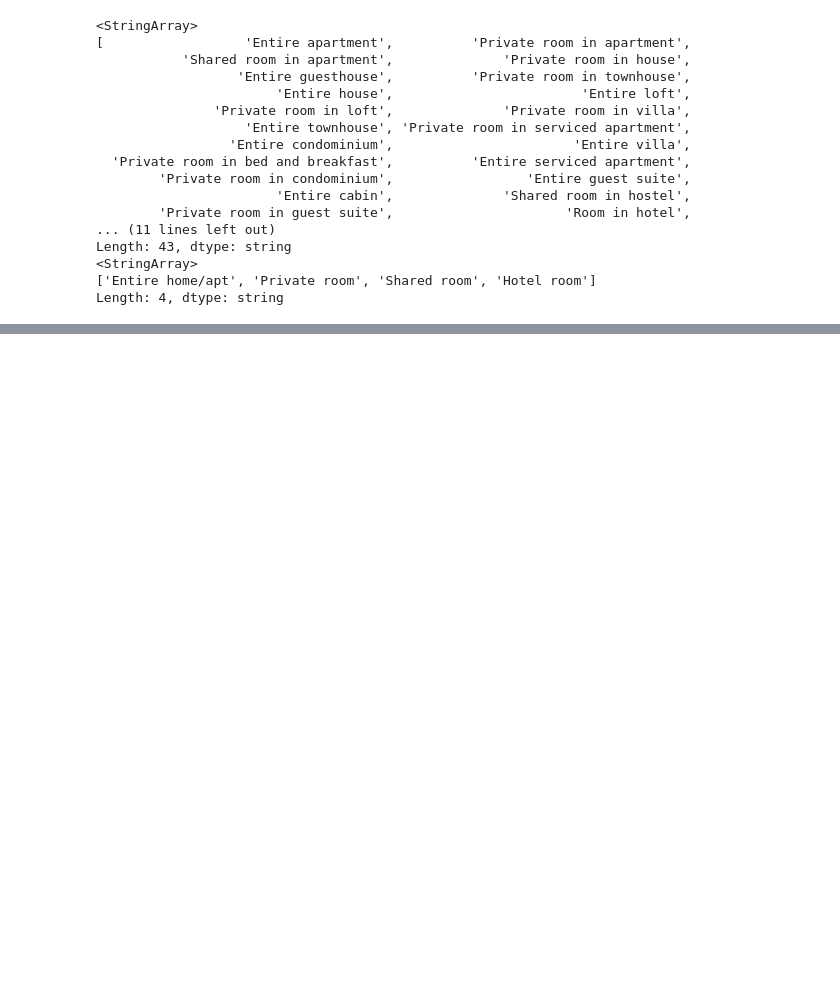
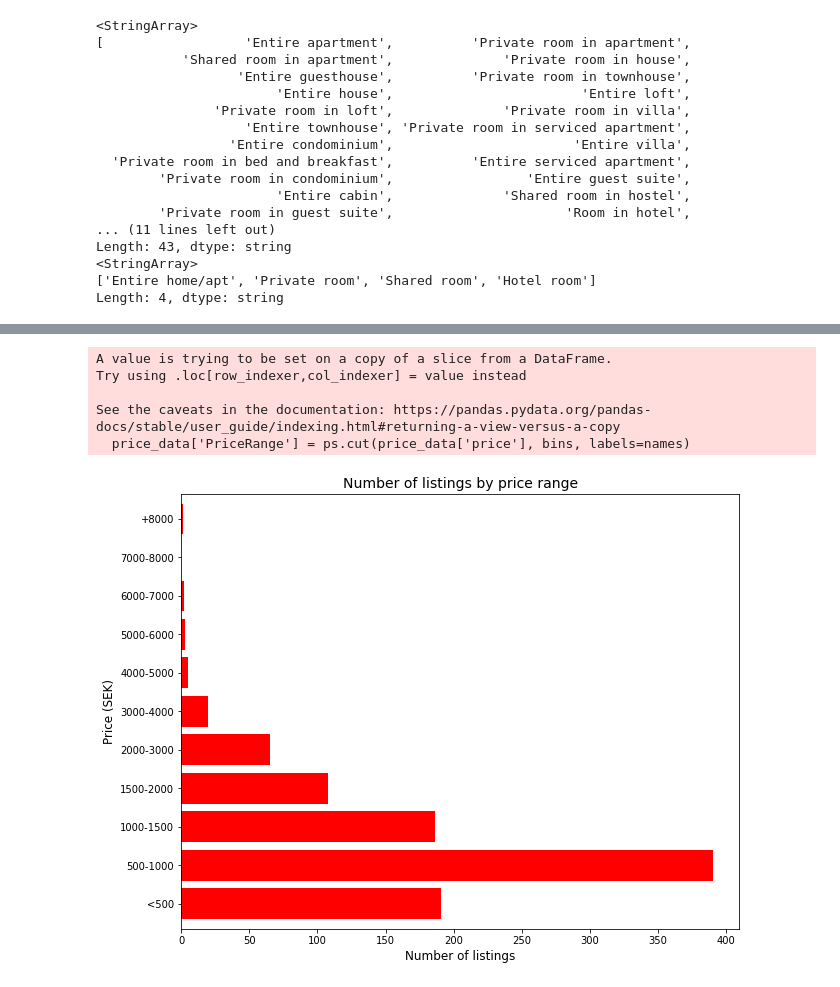
Before and after one commit to villeh987/jupyter_airbnb, a Jupyter notebook: JODA.ipynb, the cells around one changed output, grey strips where cells are left out. Cells and saved outputs as stored; diff of their text form; code cells hidden in the pictures; blank space fills up the shorter version.

```diff
--- a/JODA.ipynb
+++ b/JODA.ipynb
@@ -323,0 +378,22 @@ memory usage: 269.8 KB
+# %%
+# Good to remember that prices are in SEK
+
+bins = [0, 500, 1000, 1500, 2000, 3000, 4000, 5000, 6000, 7000, 8000, np.inf]
+names = ['<500', '500-1000','1000-1500', '1500-2000', '2000-3000', '3000-4000', '4000-5000', '5000-6000', '6000-7000', '7000-8000', '+8000']
+
+price_data['PriceRange'] = ps.cut(price_data['price'], bins, labels=names)
+prices = price_data['PriceRange'].value_counts()
+prices = prices.reindex(names)
+
+prices.plot.barh(figsize=(10,8), color ='r', width= 0.8)
+plt.title('Number of listings by price range', fontsize=14)
+plt.xlabel('Number of listings', fontsize = 12)
+plt.ylabel('Price (SEK)', fontsize = 12)
+plt.show()
+# %% [output]
+A value is trying to be set on a copy of a slice from a DataFrame.
+Try using .loc[row_indexer,col_indexer] = value instead
+
+See the caveats in the documentation: https://pandas.pydata.org/pandas-docs/stable/user_guide/indexing.html#returning-a-view-versus-a-copy
+  price_data['PriceRange'] = ps.cut(price_data['price'], bins, labels=names)
+[figure, added]
```
Also changed, not shown: parts of 14 cells of this notebook.
